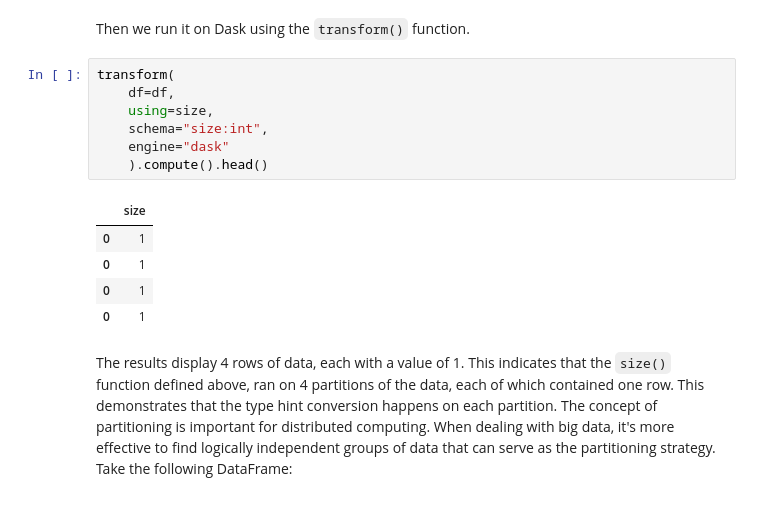
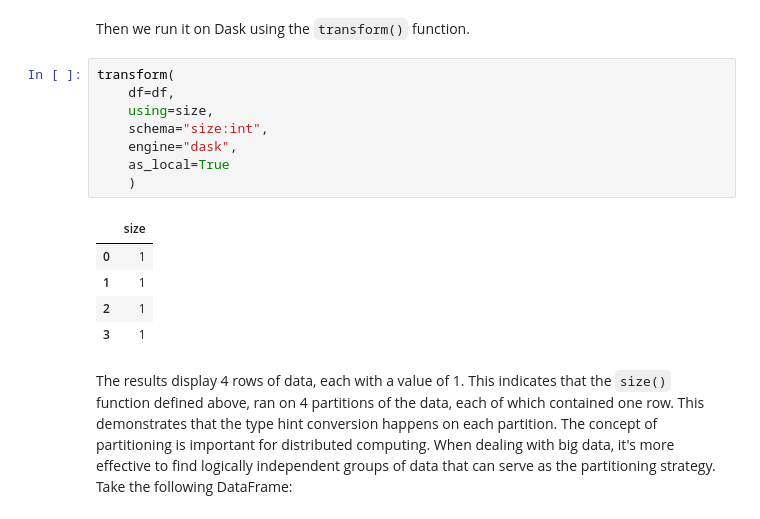
Before and after one commit to fugue-project/tutorials, a Jupyter notebook: tutorials/quick_look/ten_minutes.ipynb, the cells around one changed output. Saved outputs shown, nothing was run; the diff lists cells and outputs as text.

```diff
--- a/tutorials/quick_look/ten_minutes.ipynb
+++ b/tutorials/quick_look/ten_minutes.ipynb
@@ -344,16 +319,17 @@ Then we run it on Dask using the `transform()` function.
 # %%
 transform(
     df=df,
     using=size,
     schema="size:int",
-    engine="dask"
-    ).compute().head()
+    engine="dask",
+    as_local=True
+    )
 # %% [output]
 |  | size |
 | 0 | 1 |
-| 0 | 1 |
-| 0 | 1 |
-| 0 | 1 |
+| 1 | 1 |
+| 2 | 1 |
+| 3 | 1 |
 # %% [markdown]
 The results display 4 rows of data, each with a value of 1. This indicates that the `size()` function defined above, ran on 4 partitions of the data, each of which contained one row. This demonstrates that the type hint conversion happens on each partition. The concept of partitioning is important for distributed computing. When dealing with big data, it's more effective to find logically independent groups of data that can serve as the partitioning strategy. Take the following DataFrame:
 # %%
```
Also changed, not shown: parts of 17 cells of this notebook.
